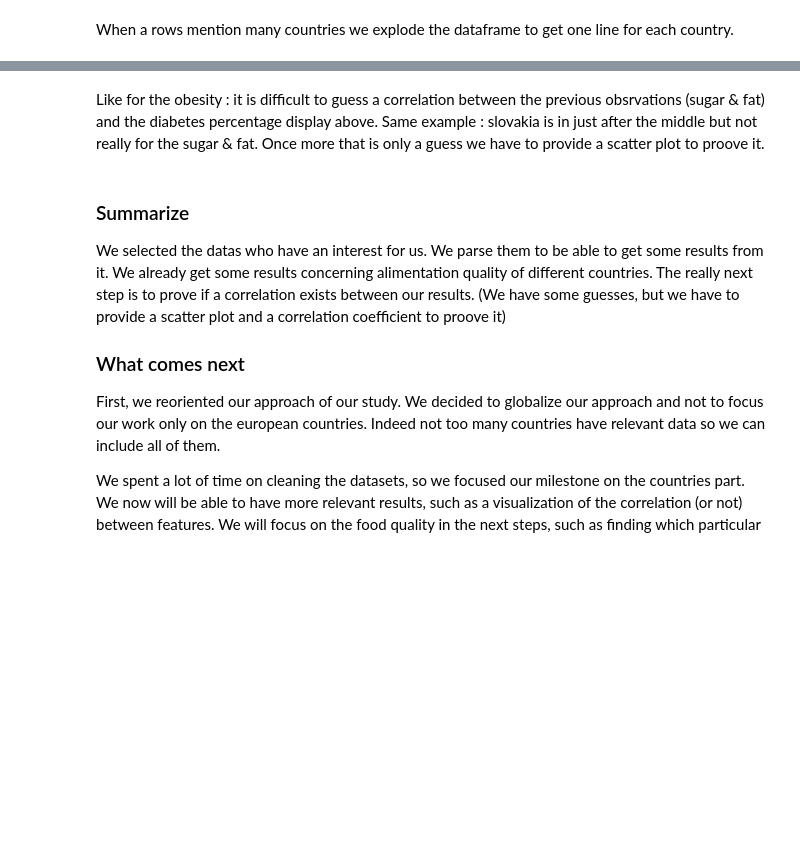
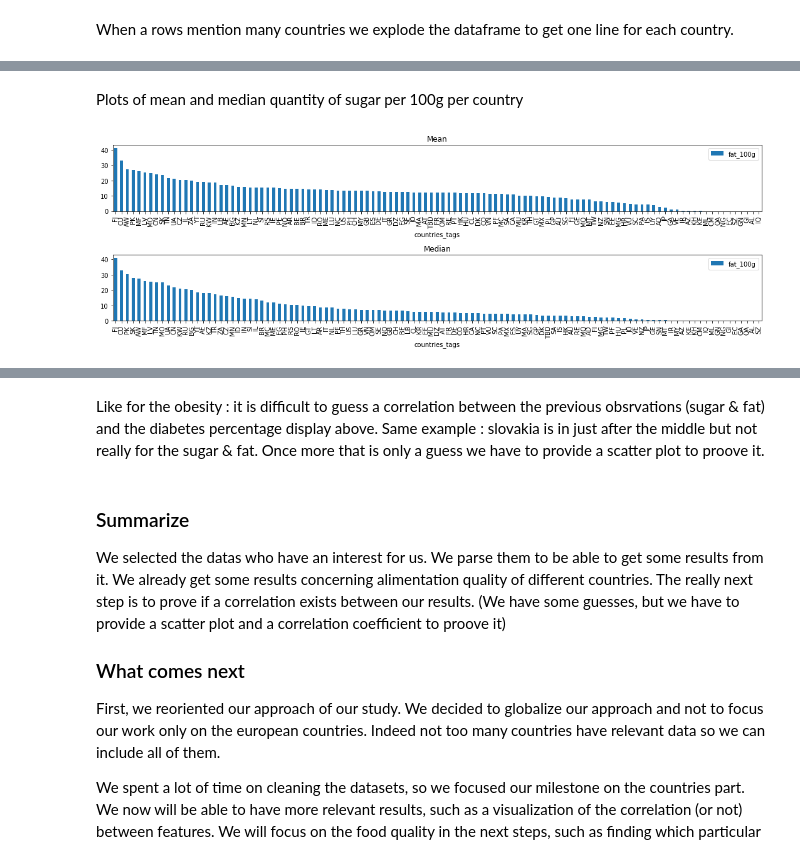
Before and after one commit to baraschi/AppliedDataAnalysis_Project, a Jupyter notebook: FoodProject.ipynb, the cells around one changed output, grey strips where cells are left out. Cells and saved outputs as stored; diff of their text form; code cells hidden in the pictures; blank space fills up the shorter version.

```diff
--- a/FoodProject.ipynb
+++ b/FoodProject.ipynb
@@ -496,0 +535,7 @@ def plot(dfs_1, dfs_2, continents, avg1, avg2, x_, y_, title_, columns_):
+# %% [markdown]
+Plots of mean and median quantity of sugar per 100g per country
+# %%
+plot_mean_med(pd.DataFrame(mean['fat_100g']).sort_values(by=['fat_100g'], ascending=False),
+              pd.DataFrame(median['fat_100g']).sort_values(by=['fat_100g'], ascending=False))
+# %% [output]
+[figure, added]
```
Also changed, not shown: parts of 62 cells of this notebook.
